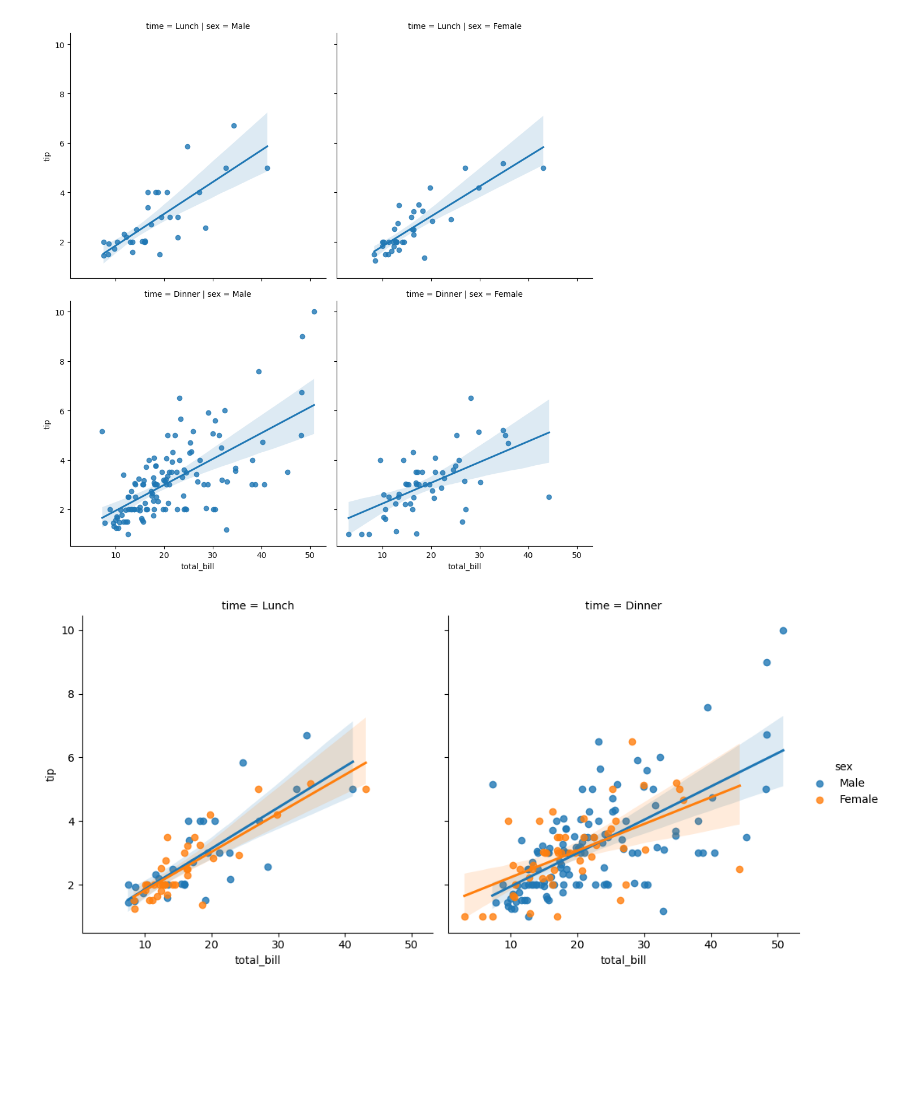
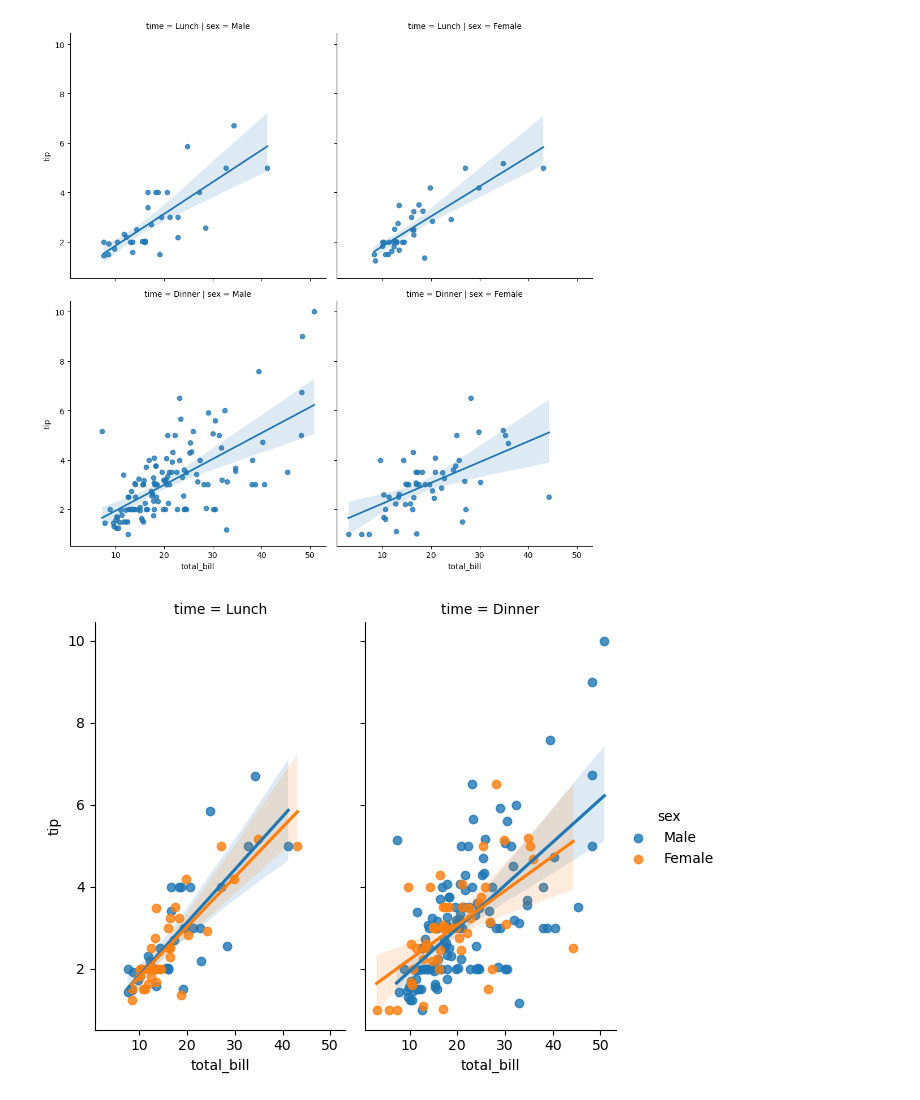
Before and after one commit to r-abinash/jupyter-notebook-practice, a Jupyter notebook: 06-Data-Visualization-with-Seaborn/practice-regression plot.ipynb, the cells around one changed output. Saved outputs shown, nothing was run; the diff lists cells and outputs as text; code cells hidden in the pictures; blank space fills up the shorter version.

```diff
--- a/06-Data-Visualization-with-Seaborn/practice-regression plot.ipynb
+++ b/06-Data-Visualization-with-Seaborn/practice-regression plot.ipynb
@@ -53,8 +53,8 @@ plt.show()
 # %% [output]
 [figure]
 # %%
-sns.lmplot(x='total_bill',y='tip',data=tips,col='time',hue='sex',aspect=)
+sns.lmplot(x='total_bill',y='tip',data=tips,col='time',hue='sex',
+           aspect=0.6)
 plt.show()# aspect -> The ratio between the height and the width of each of these separate grids.
-          # Size -> size of each grid.
 # %% [output]
-[figure, old version]
+[figure, new version]
```
Also changed, not shown: 1 other file.
